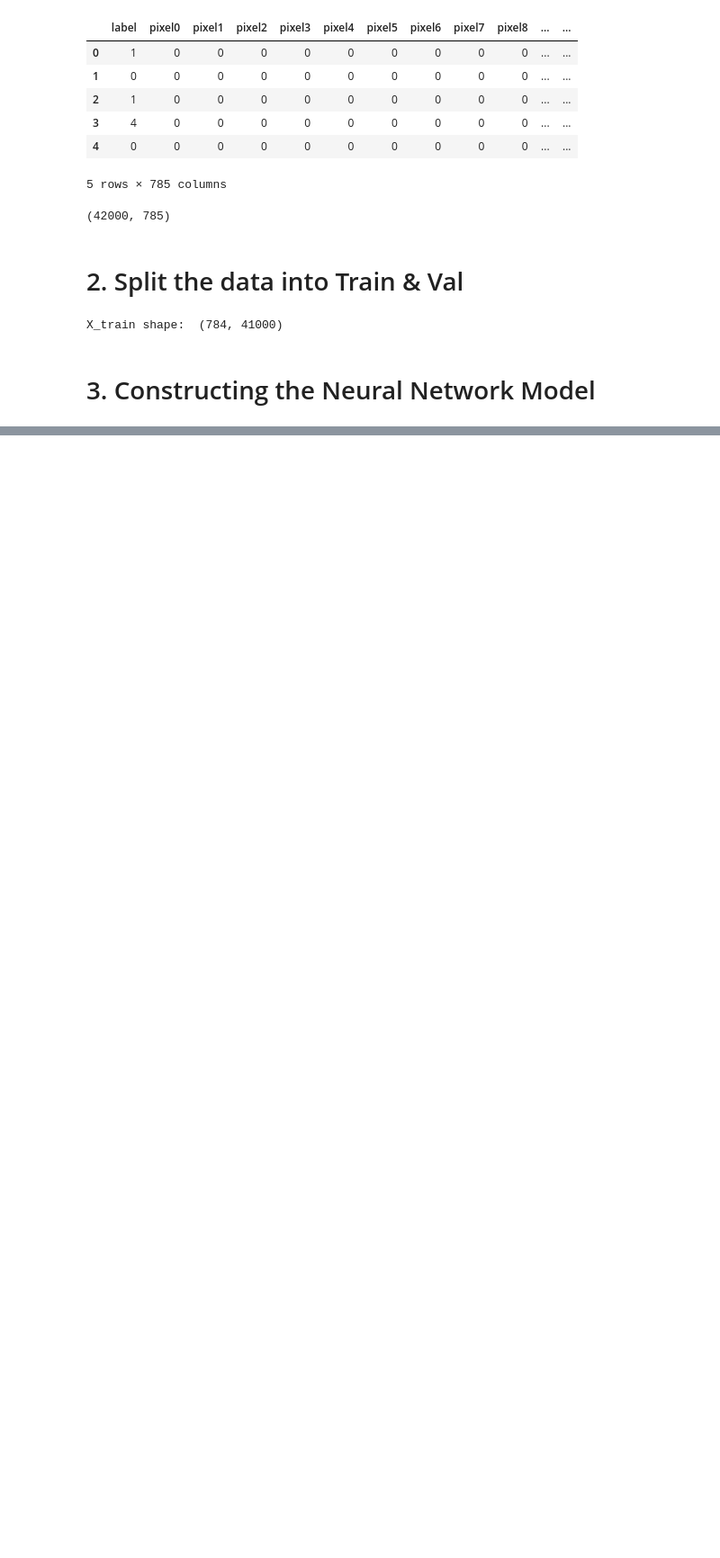
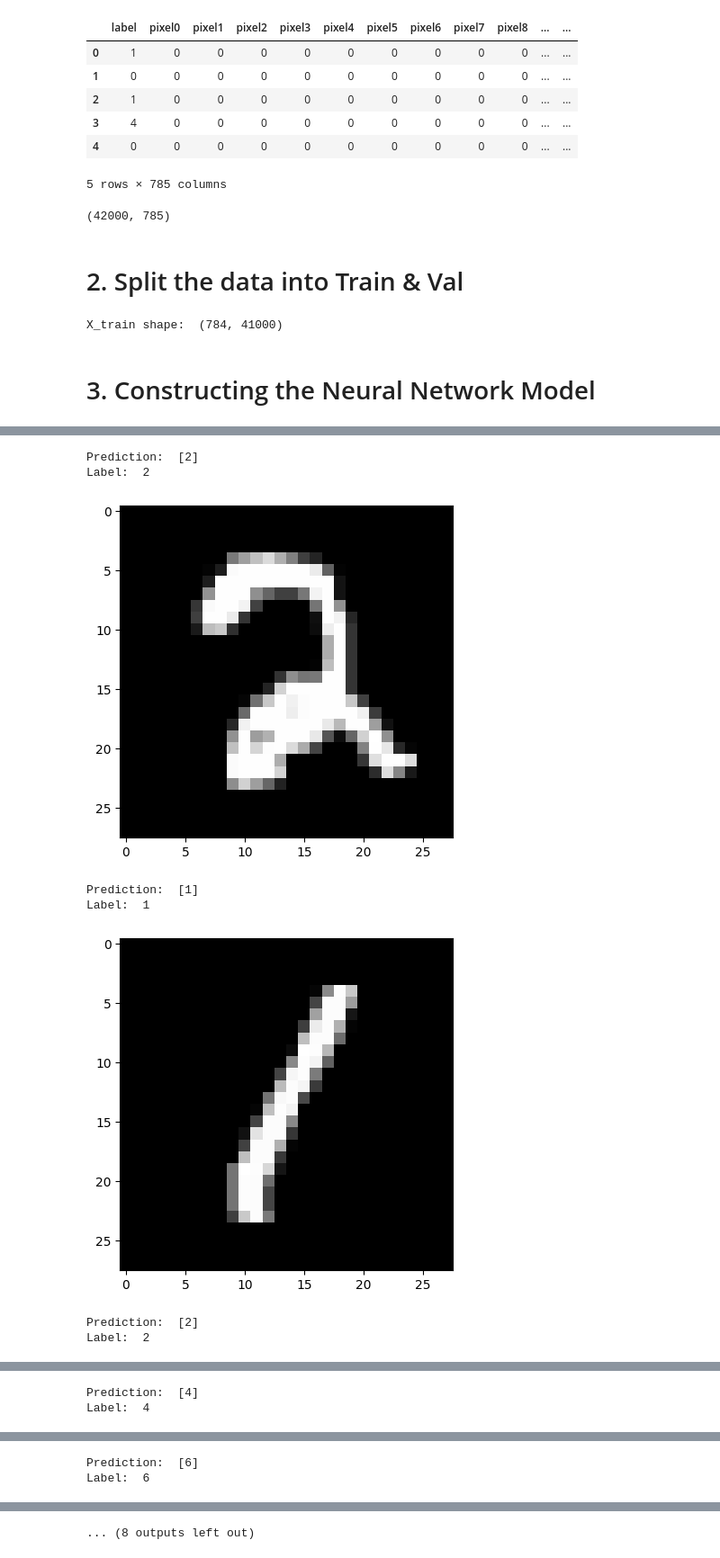
Before and after one commit to Hamza-Ali0237/Neural-Network-From-Scratch, a Jupyter notebook: NN_From_Scratch.ipynb, the cells around one changed output, grey strips where cells are left out. Shown: that part at 90% size. Saved outputs shown, nothing was run; the diff lists cells and outputs as text; code cells hidden in the pictures; blank space fills up the shorter version.

Commit message:
Created functions to make predictions and display predicted images

```diff
--- a/NN_From_Scratch.ipynb
+++ b/NN_From_Scratch.ipynb
@@ -136,7 +136,7 @@ def gradient_descent(X, Y, iterations, alpha):
             print("Iteration: ", i)
             print("Accuracy: ", get_accuracy(get_predictions(A2), Y))
 
-    return W1, b1, W1, b2
+    return W1, b1, W2, b2
 # %%
 W1, b1, W2, b2 = gradient_descent(X_train, Y_train, 500, 0.1)
 # %% [output]
@@ -159,0 +160,33 @@ Accuracy:  0.8603658536585366
+# %%
+# Make predictions
+def make_preds(X, W1, b1, W2, b2):
+    _, _, _, A2 = forward(W1, b1, W2, b2, X)
+    predictions = get_predictions(A2)
+    return predictions
+# %%
+# Perform predictions
+def test_preds(index, W1, b1, W2, b2):
+    current_img = X_train[:, index, None]
+    prediction = make_preds(X_train[:, index, None], W1, b1, W2, b2)
+    label = Y_train[index]
+
+    print("Prediction: ", prediction)
+    print("Label: ", label)
+
+    current_img = current_img.reshape((28, 28)) * 255
+    plt.gray()
+    plt.imshow(current_img, interpolation='nearest')
+    plt.show()
+# %%
+# Display images and their true & predicted labels
+for i in range(10):
+    test_preds(i, W1, b1, W2, b2)
+# %% [output]
+Prediction:  [2]
+Label:  2
+[figure, added]
+Prediction:  [1]
+Label:  1
+[figure, added]
+Prediction:  [2]
+Label:  2
@@ -159,0 +194,2 @@ Accuracy:  0.8603658536585366
+Prediction:  [4]
+Label:  4
@@ -159,0 +197,2 @@ Accuracy:  0.8603658536585366
+Prediction:  [6]
+Label:  6
@@ -159,0 +203 @@ Accuracy:  0.8603658536585366
+... (8 outputs left out)
```
Also changed, not shown: parts of 2 cells of this notebook, 1 other file.
